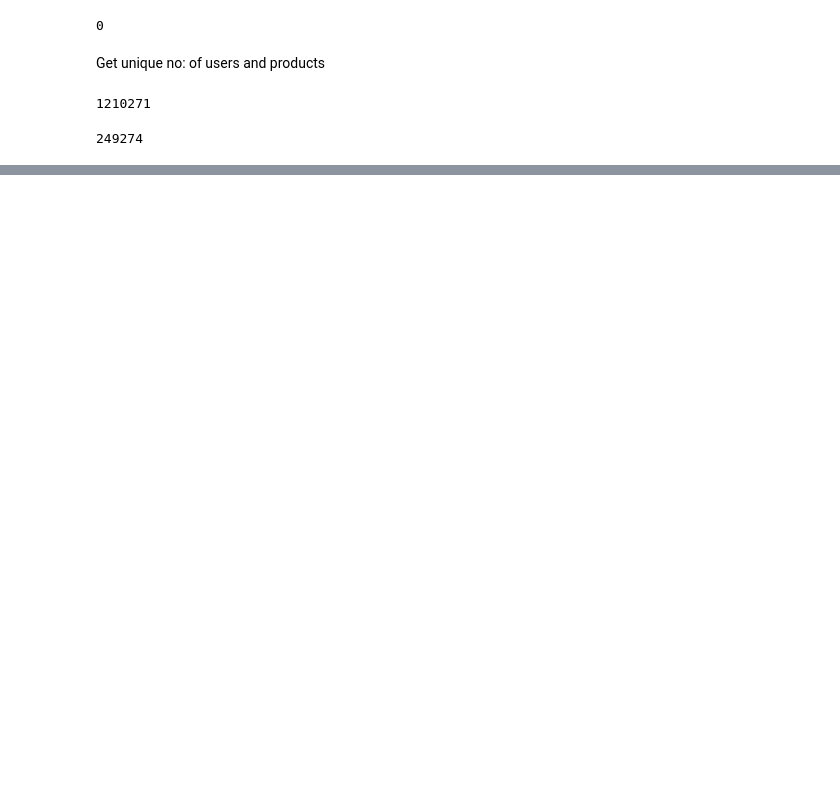
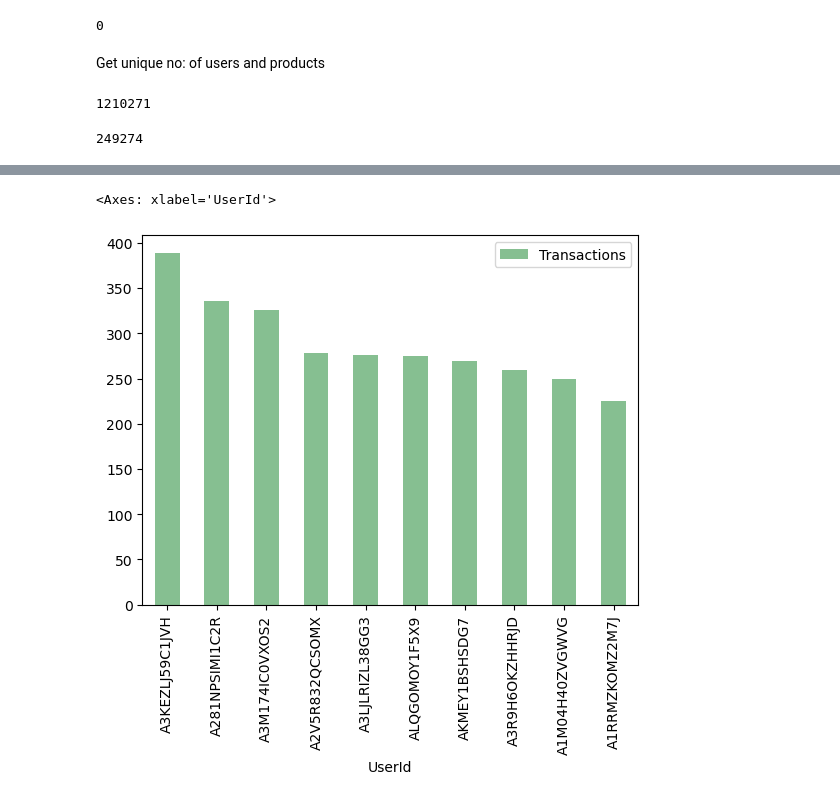
Before and after one commit to vgtgayan/rec-sys, a Jupyter notebook: eda.ipynb, the cells around one changed output, grey strips where cells are left out. Drawn from its saved outputs; the diff is of its cells as text; code cells hidden in the pictures; blank space fills up the shorter version.

```diff
--- a/eda.ipynb
+++ b/eda.ipynb
@@ -67,0 +141,3 @@ df.ProductId.nunique()
+# %%
+user_agg_df['Transactions'] = pd.DataFrame(df.groupby('UserId')['Rating'].count())
+user_agg_df
@@ -67,0 +159,5 @@ df.ProductId.nunique()
+# %%
+user_agg_df = user_agg_df.drop('Rating', axis=1)
+# %%
+most_active_users_df = user_agg_df.sort_values('Transactions', ascending=False).head(10)
+most_active_users_df
@@ -67,0 +177,5 @@ df.ProductId.nunique()
+# %%
+most_active_users_df.plot(y='Transactions', kind="bar", color='#86bf91')
+# %% [output]
+<Axes: xlabel='UserId'>
+[figure, added]
```
Also changed, not shown: parts of 9 cells of this notebook, 4 other files.
